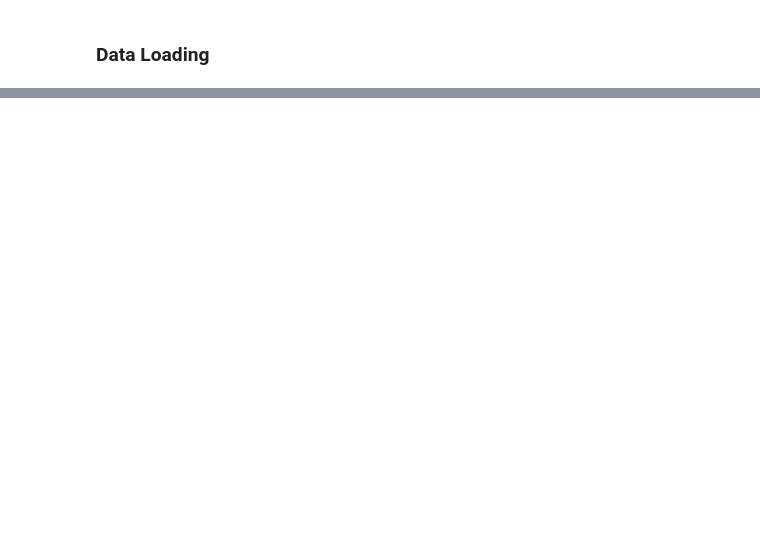
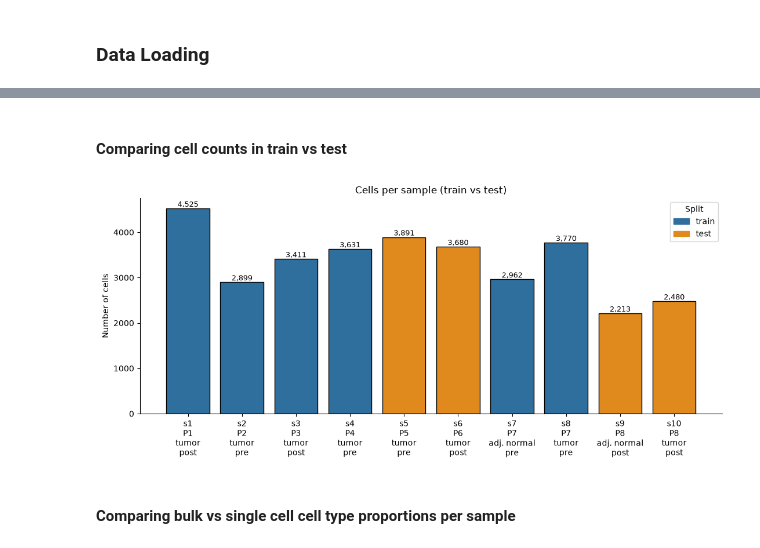
Before and after one commit to ML4GProjects/ML4G-project2, a Jupyter notebook: data_exploration.ipynb, the cells around one changed output, grey strips where cells are left out. Cells and saved outputs as stored; diff of their text form; code cells hidden in the pictures; blank space fills up the shorter version.

```diff
--- a/data_exploration.ipynb
+++ b/data_exploration.ipynb
@@ -41,0 +210,44 @@ train bulk: (7725, 12) | test bulk: (7725, 20)
+# %% [markdown]
+#### Comparing cell counts in train vs test
+# %%
+#Function to count the number of cells per sample, patient, tissue, and chemo status
+def count_cells(adata, split):
+    df = (adata.obs.groupby(["sample", "patient", "tissue", "chemo"], observed=True)
+                   .size().rename("n_cells").reset_index())
+    df["split"] = split
+    return df
+# %%
+cells_df = pd.concat([count_cells(train_sc, "train"), count_cells(test_sc, "test")])
+
+# order samples numerically (s1, s2, ... s10)
+cells_df["order"] = cells_df["sample"].astype(str).str.extract(r"(\d+)")[0].astype(int)
+cells_df = cells_df.sort_values("order").reset_index(drop=True)
+
+
+# plot the number of cells per sample, patient, tissue, and chemo status
+cells_df["label"] = (cells_df["sample"].astype(str) + "\n"
+                     + cells_df["patient"].astype(str) + "\n"
+                     + cells_df["tissue"].astype(str).str.replace("adjacent_normal", "adj. normal") + "\n"
+                     + cells_df["chemo"].astype(str))
+
+colors = {"train": "#2E6F9E", "test": "#E08A1E"}
+fig2, ax2 = plt.subplots(figsize=(11, 5))
+bars = ax2.bar(cells_df["label"], cells_df["n_cells"],
+               color=cells_df["split"].map(colors), edgecolor="black")
+
+for b, n in zip(bars, cells_df["n_cells"]):
+    ax2.text(b.get_x() + b.get_width() / 2, b.get_height(), f"{n:,}",
+             ha="center", va="bottom", fontsize=9)
+
+ax2.set_ylabel("Number of cells")
+ax2.set_title("Cells per sample (train vs test)")
+ax2.legend(handles=[plt.Rectangle((0, 0), 1, 1, color=c) for c in colors.values()],
+           labels=list(colors.keys()), title="Split")
+ax2.spines[["top", "right"]].set_visible(False)
+plt.tight_layout()
+plt.savefig("cells_per_sample.png", dpi=150)
+plt.show()
+# %% [output]
+[figure, added]
+# %% [markdown]
+#### Comparing bulk vs single cell cell type proportions per sample
```
Also changed, not shown: parts of 41 cells of this notebook, 3 other files.
